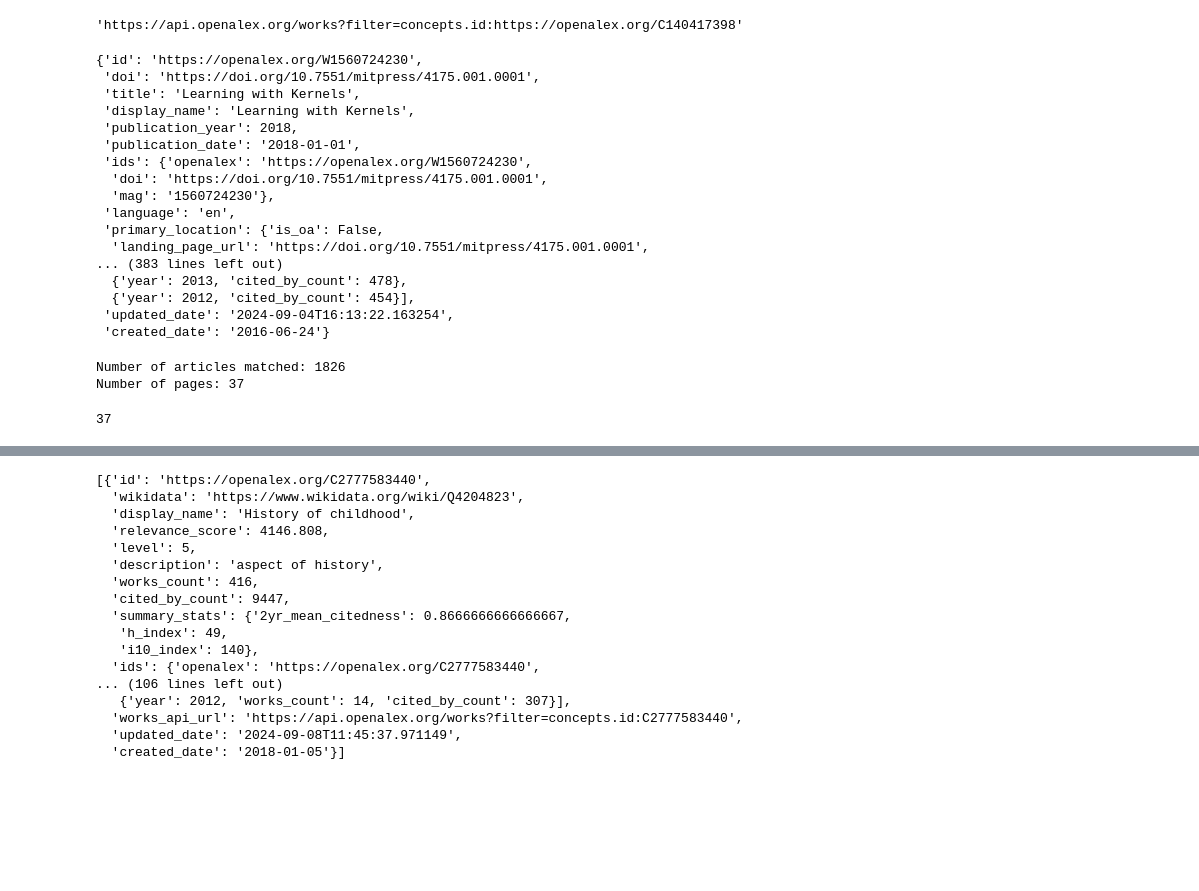
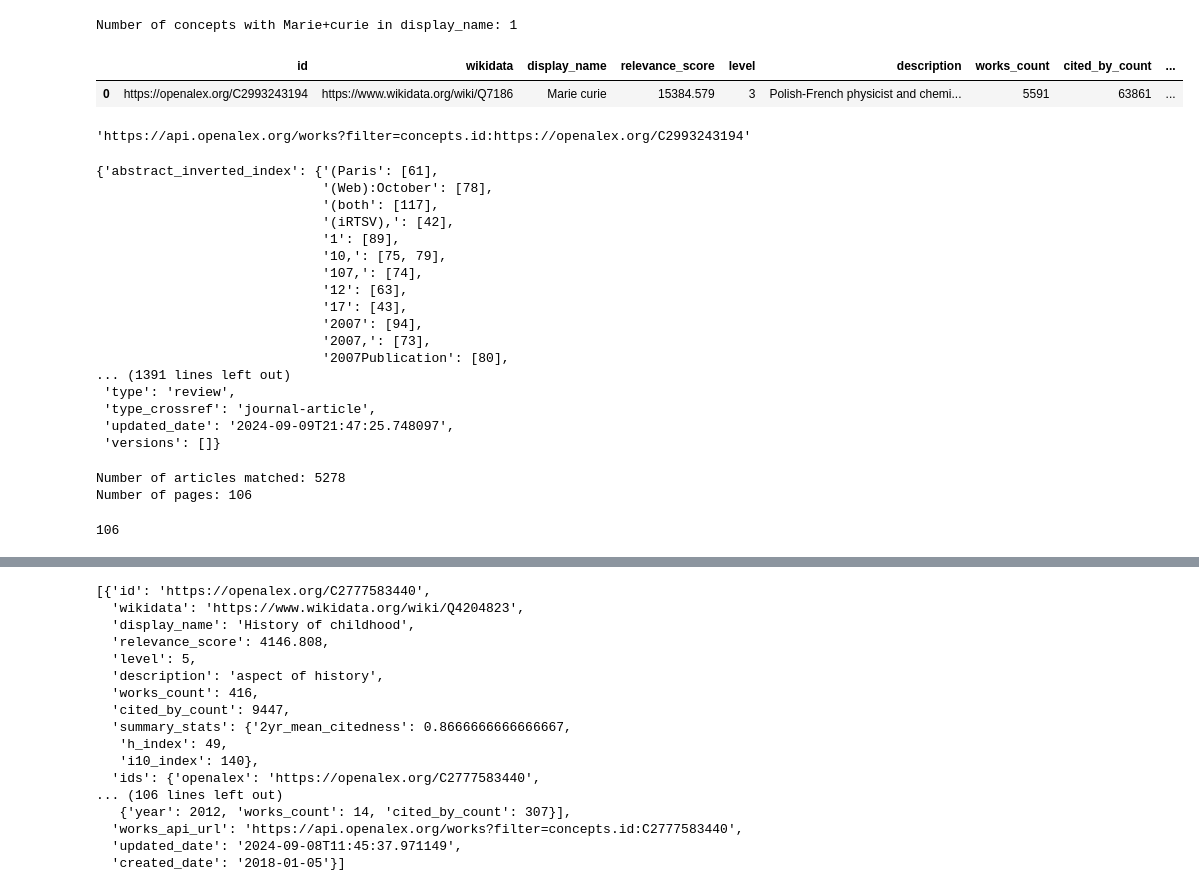
Before and after one commit to master-ds2e/Advanced_programming, a Jupyter notebook: api/api_openalex.ipynb, the cells around one changed output, grey strips where cells are left out. Saved outputs shown, nothing was run; the diff lists cells and outputs as text; code cells hidden in the pictures; blank space fills up the shorter version.

```diff
--- a/api/api_openalex.ipynb
+++ b/api/api_openalex.ipynb
@@ -136,35 +250,59 @@ def build_url(search=None, time_windows=None, concept_id=None, limit=100):
 
     return base_url
+# %%
+def get_concept_id(query):
+    query = query.replace(' ', '+')
+    url = f"https://api.openalex.org/concepts?search={query}&per-page=200"
+    response = requests.get(url)
+
+    if response.status_code != 200:
+        print("Failed to retrieve data:", response.status_code)
+        return None
+    data = response.json()
+    print(f"Number of concepts with {query} in display_name: {data['meta']['count']}")
+    concepts = data['results']
+    return concepts
+
+
+
+concepts = get_concept_id('Marie curie')
+pd.DataFrame(concepts)
+# %% [output]
+Number of concepts with Marie+curie in display_name: 1
+|  | id | wikidata | display_name | relevance_score | level | description | works_count | cited_by_count | ... |
+| 0 | https://openalex.org/C2993243194 | https://www.wikidata.org/wiki/Q7186 | Marie curie | 15384.579 | 3 | Polish-French physicist and chemi... | 5591 | 63861 | ... |
 # %%
-url_kernel = build_url(concept_id="https://openalex.org/C140417398")
-url_kernel
+marie_curie = build_url(concept_id="https://openalex.org/C2993243194")
+marie_curie
 # %% [output]
-'https://api.openalex.org/works?filter=concepts.id:https://openalex.org/C140417398'
+'https://api.openalex.org/works?filter=concepts.id:https://openalex.org/C2993243194'
 # %%
-lst_articles_kernel = get_articles(url_kernel, limit=50)
-lst_articles_kernel[0]
+import pprint
+
+lst_articles = get_articles(marie_curie, limit=50)
+pprint.pprint(lst_articles[4])
 # %% [output]
-{'id': 'https://openalex.org/W1560724230',
- 'doi': 'https://doi.org/10.7551/mitpress/4175.001.0001',
- 'title': 'Learning with Kernels',
- 'display_name': 'Learning with Kernels',
- 'publication_year': 2018,
- 'publication_date': '2018-01-01',
- 'ids': {'openalex': 'https://openalex.org/W1560724230',
-  'doi': 'https://doi.org/10.7551/mitpress/4175.001.0001',
-  'mag': '1560724230'},
- 'language': 'en',
- 'primary_location': {'is_oa': False,
-  'landing_page_url': 'https://doi.org/10.7551/mitpress/4175.001.0001',
-... (383 lines left out)
-  {'year': 2013, 'cited_by_count': 478},
-  {'year': 2012, 'cited_by_count': 454}],
- 'updated_date': '2024-09-04T16:13:22.163254',
- 'created_date': '2016-06-24'}
+{'abstract_inverted_index': {'(Paris': [61],
+                             '(Web):October': [78],
+                             '(both': [117],
+                             '(iRTSV),': [42],
+                             '1': [89],
+                             '10,': [75, 79],
+                             '107,': [74],
+                             '12': [63],
+                             '17': [43],
+                             '2007': [94],
+                             '2007,': [73],
+                             '2007Publication': [80],
+... (1391 lines left out)
+ 'type': 'review',
+ 'type_crossref': 'journal-article',
+ 'updated_date': '2024-09-09T21:47:25.748097',
+ 'versions': []}
 # %%
-get_nb_pages(url_kernel)
+get_nb_pages(marie_curie)
 # %% [output]
-Number of articles matched: 1826
-Number of pages: 37
+Number of articles matched: 5278
+Number of pages: 106
-37
+106
 # %%
```
Also changed, not shown: parts of 10 cells of this notebook, 1 other file.
